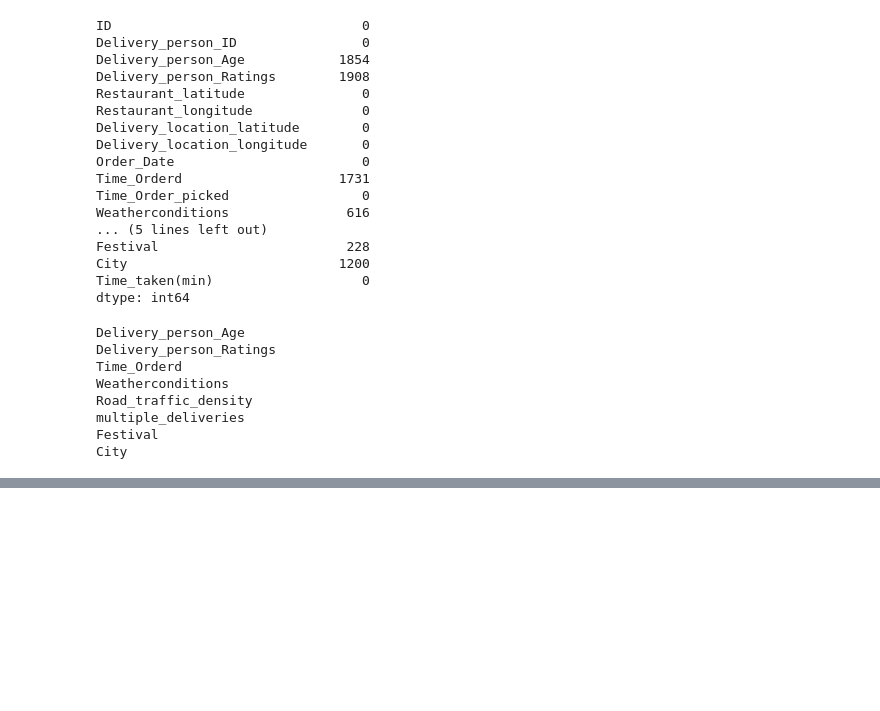
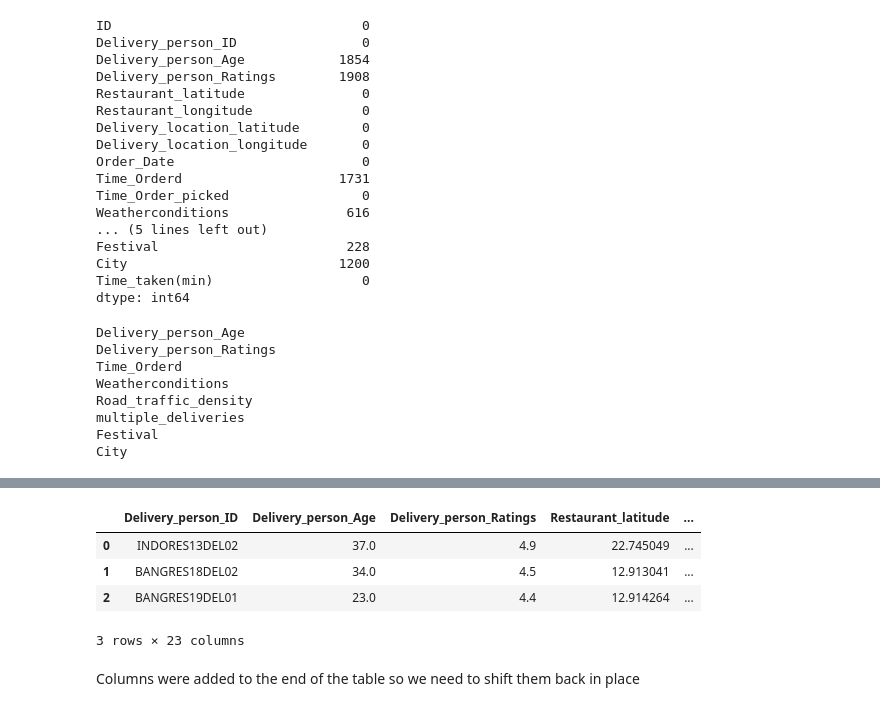
Before and after one commit to BejenaruIoanMatei/FastTrackInsights, a Jupyter notebook: data/main.ipynb, the cells around one changed output, grey strips where cells are left out. Saved outputs shown, nothing was run; the diff lists cells and outputs as text; code cells hidden in the pictures; blank space fills up the shorter version.

Commit message:
3: Cleaning some data in order to export a clean .csv

```diff
--- a/data/main.ipynb
+++ b/data/main.ipynb
@@ -101,0 +199,20 @@ City
+# %%
+df['Delivery_person_Age']=df['Delivery_person_Age'].astype(float)
+# %%
+df['Delivery_person_Ratings']=df['Delivery_person_Ratings'].astype(float)
+# %%
+df['Order_Date']=pd.to_datetime(df['Order_Date'])
+
+df['Order_day']=df['Order_Date'].dt.day
+df['Order_month']=df['Order_Date'].dt.month
+df['Order_year']=df['Order_Date'].dt.year
+# %%
+df.head(n=3)
+# %% [output]
+|  | Delivery_person_ID | Delivery_person_Age | Delivery_person_Ratings | Restaurant_latitude | ... |
+| 0 | INDORES13DEL02 | 37.0 | 4.9 | 22.745049 | ... |
+| 1 | BANGRES18DEL02 | 34.0 | 4.5 | 12.913041 | ... |
+| 2 | BANGRES19DEL01 | 23.0 | 4.4 | 12.914264 | ... |
+3 rows × 23 columns
+# %% [markdown]
+Columns were added to the end of the table so we need to shift them back in place
```
Also changed, not shown: parts of 26 cells of this notebook.
